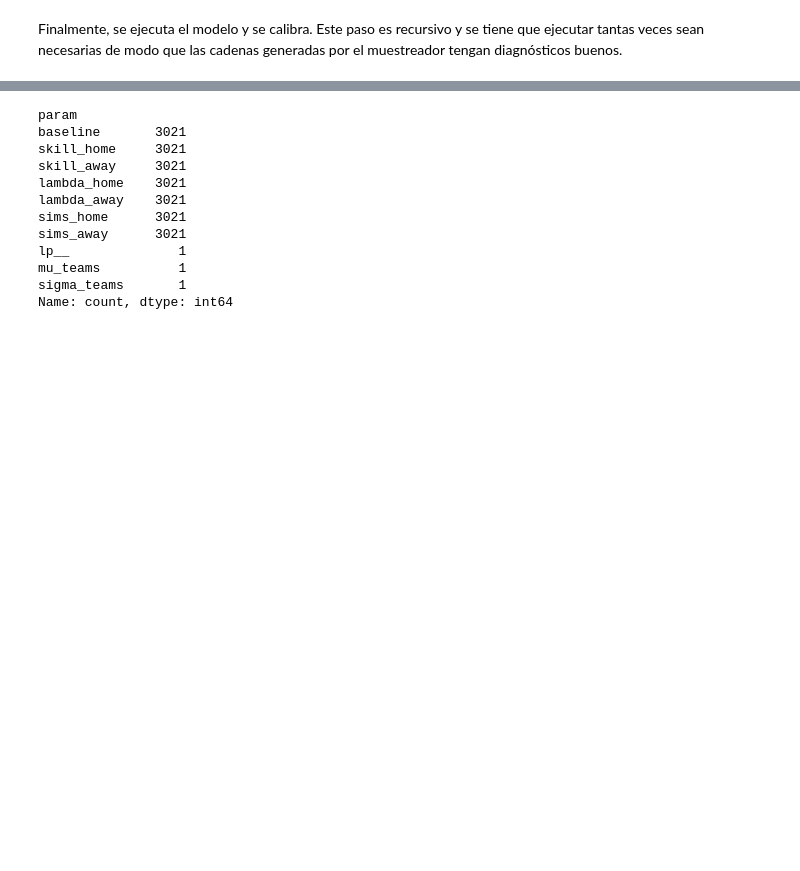
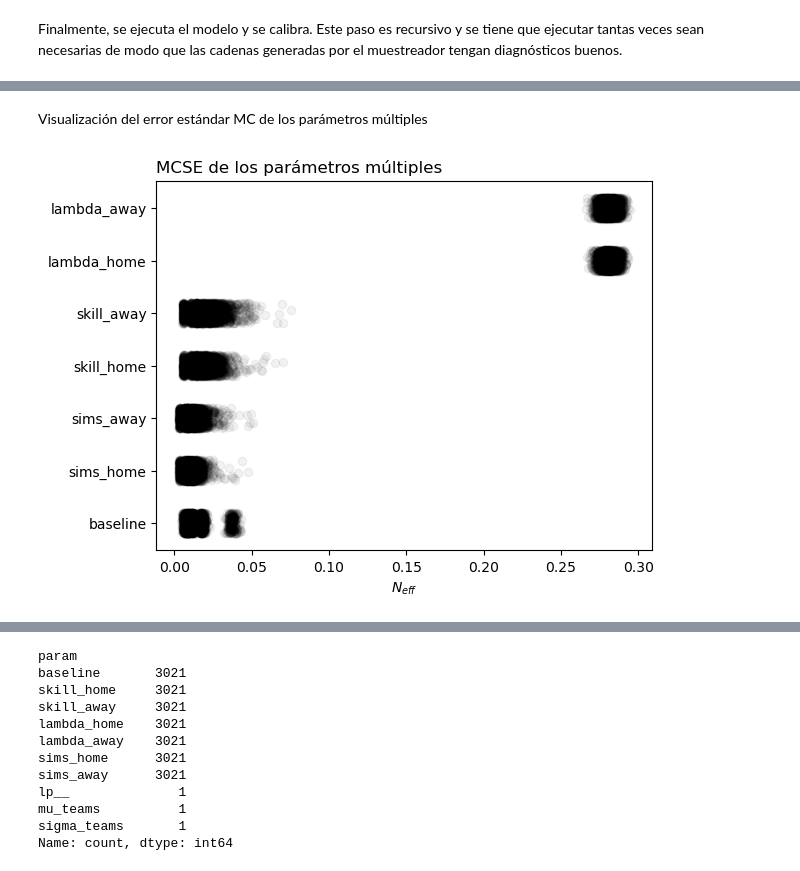
Before and after one commit to CAMM961001/futbol_bayes, a Jupyter notebook: src/analisis_exploratorio.ipynb, the cells around one changed output, grey strips where cells are left out. Drawn from its saved outputs; the diff is of its cells as text; code cells hidden in the pictures; blank space fills up the shorter version.

```diff
--- a/src/analisis_exploratorio.ipynb
+++ b/src/analisis_exploratorio.ipynb
@@ -438 +461,9 @@ summary_
 21150 rows × 9 columns
+# %%
+summary_vis_ = (
+    summary_
+    .reset_index(names='param')
+    .assign(
+        param = lambda df_: df_.param.str.partition('[')[0]
+    )
+)
@@ -438,0 +488,35 @@ summary_
+# %% [markdown]
+Visualización del error estándar MC de los parámetros múltiples
+# %%
+# Datos de visualización
+diagnostico = 'MCSE'
+mask_ = summary_vis_.param.value_counts()[summary_vis_.param.value_counts() > 1].keys()
+vis_ = (
+    summary_vis_
+    .loc[summary_vis_.param.isin(mask_)]
+    .filter(items=['param',diagnostico])
+    .assign(
+        param = lambda df_: pd.Categorical(df_.param)
+    )
+)
+
+# Especificaciones de figuras
+fig, ax = plt.subplots()
+
+# Visualizaciones
+ax.scatter(
+    x=vis_[diagnostico]
+    ,y=vis_.param.cat.codes + np.random.uniform(low=-0.2, high=0.2, size=vis_.shape[0])
+    ,color='black'
+    ,alpha=0.05)
+
+# Anotaciones y estilo
+ax.set_title(f'{diagnostico} de los parámetros múltiples', loc='left')
+ax.set_xlabel(r'$N_{eff}$')
+ax.set_yticks(
+    ticks=vis_.param.cat.codes.unique()
+    , labels=vis_.param.cat.categories)
+
+plt.show()
+# %% [output]
+[figure, added]
```
Also changed, not shown: parts of 20 cells of this notebook, 4 other files.
